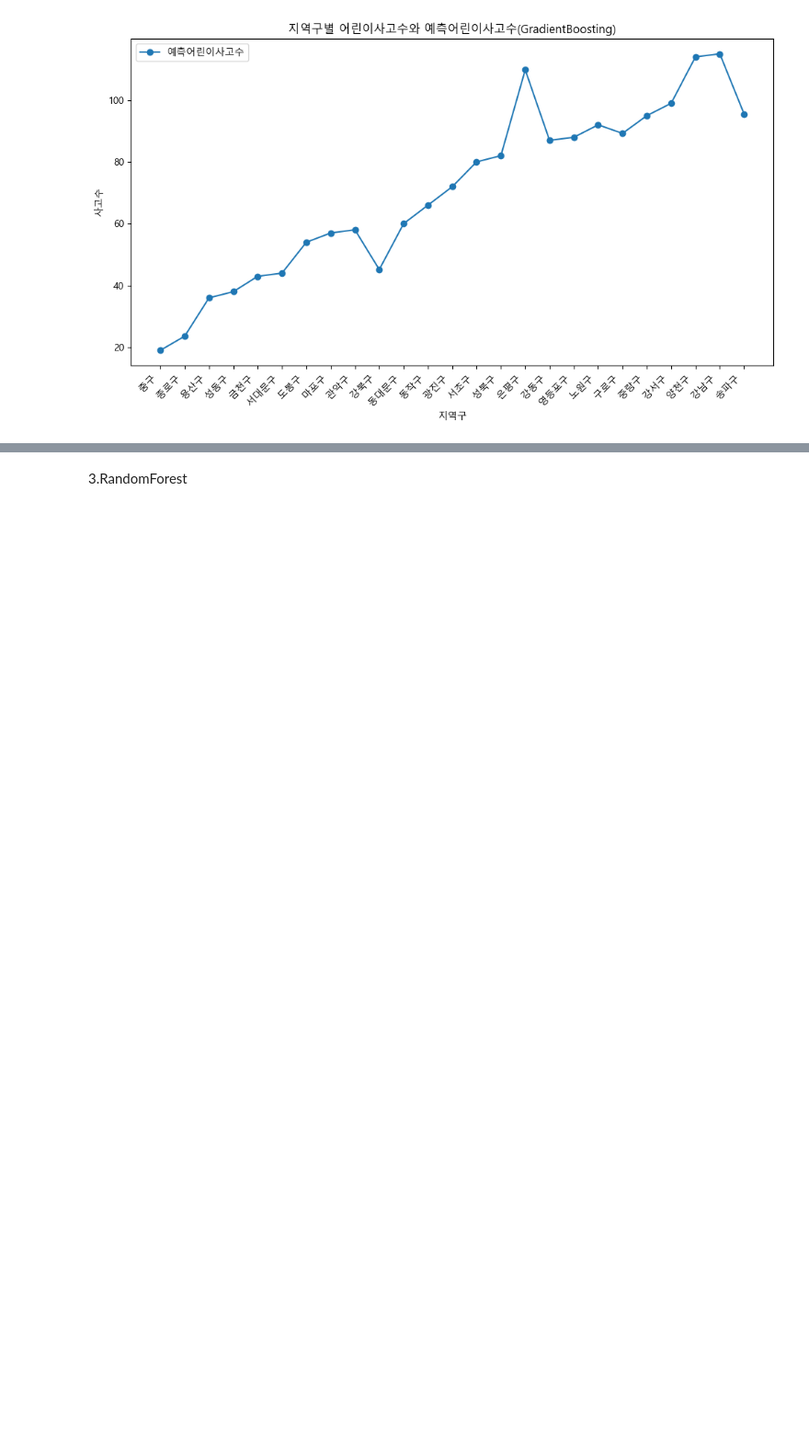
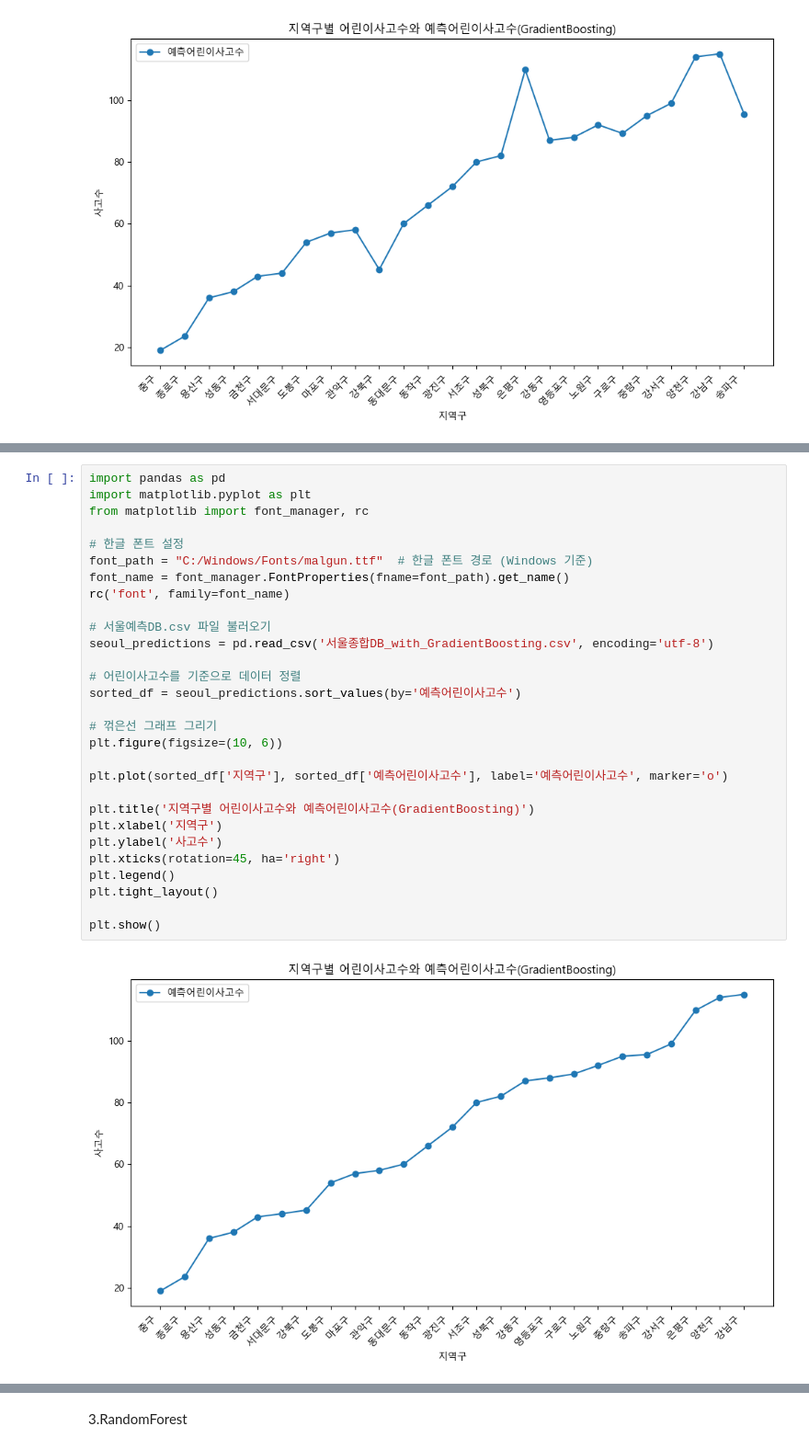
Before and after one commit to ssasdfccaf/Weather-and-traffic-accidents, a Jupyter notebook: 동옥/서울시 어린이 교통사고/modelingR.ipynb, the cells around one changed output, grey strips where cells are left out. Shown at 92% size. Saved outputs shown, nothing was run; the diff lists cells and outputs as text; blank space fills up the shorter version.

```diff
--- a/동옥/서울시 어린이 교통사고/modelingR.ipynb
+++ b/동옥/서울시 어린이 교통사고/modelingR.ipynb
@@ -223,3 +278,34 @@ plt.show()
+# %%
+import pandas as pd
+import matplotlib.pyplot as plt
+from matplotlib import font_manager, rc
+
+# 한글 폰트 설정
+font_path = "C:/Windows/Fonts/malgun.ttf"  # 한글 폰트 경로 (Windows 기준)
+font_name = font_manager.FontProperties(fname=font_path).get_name()
+rc('font', family=font_name)
+
+# 서울예측DB.csv 파일 불러오기
+seoul_predictions = pd.read_csv('서울종합DB_with_GradientBoosting.csv', encoding='utf-8')
+
+# 어린이사고수를 기준으로 데이터 정렬
+sorted_df = seoul_predictions.sort_values(by='예측어린이사고수')
+
+# 꺾은선 그래프 그리기
+plt.figure(figsize=(10, 6))
+
+plt.plot(sorted_df['지역구'], sorted_df['예측어린이사고수'], label='예측어린이사고수', marker='o')
+
+plt.title('지역구별 어린이사고수와 예측어린이사고수(GradientBoosting)')
+plt.xlabel('지역구')
+plt.ylabel('사고수')
+plt.xticks(rotation=45, ha='right')
+plt.legend()
+plt.tight_layout()
+
+plt.show()
+# %% [output]
+[figure, added]
 # %%
 # 꺾은선 그래프 그리기
 fig, ax1 = plt.subplots(figsize=(10, 6))
```
Also changed, not shown: parts of 4 cells of this notebook, 20 other files.
